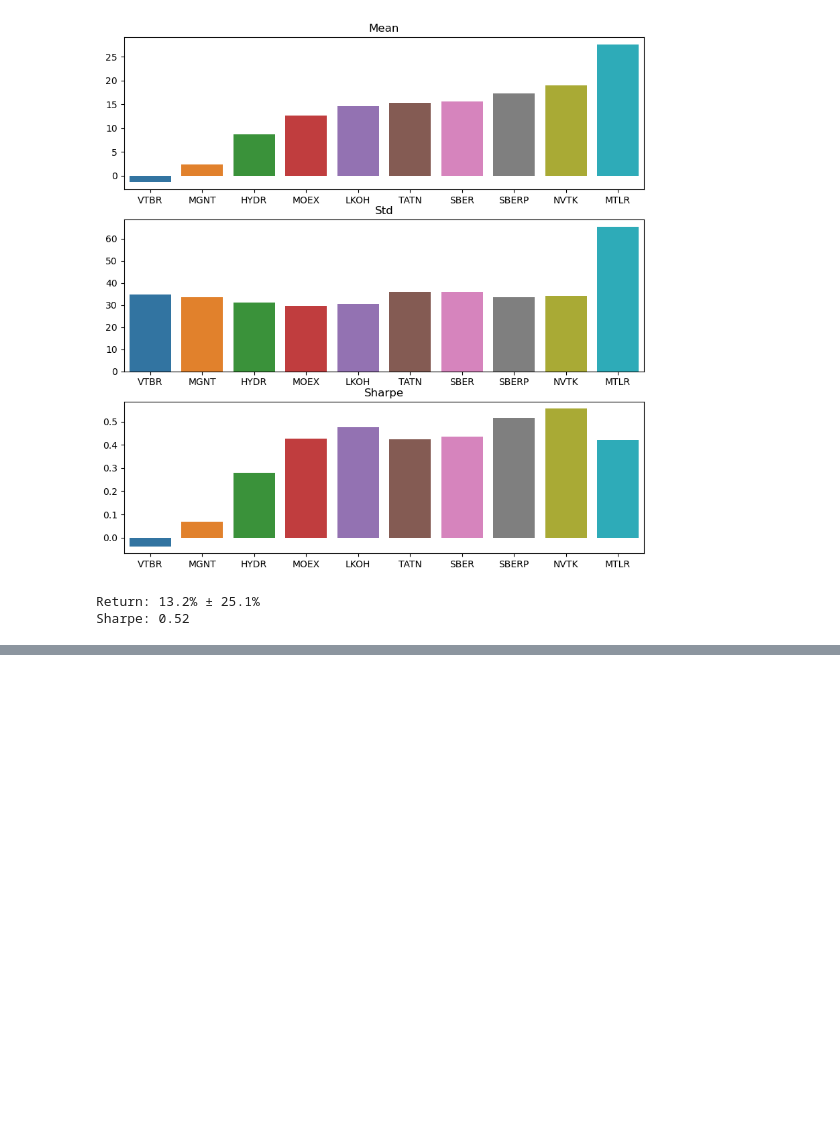
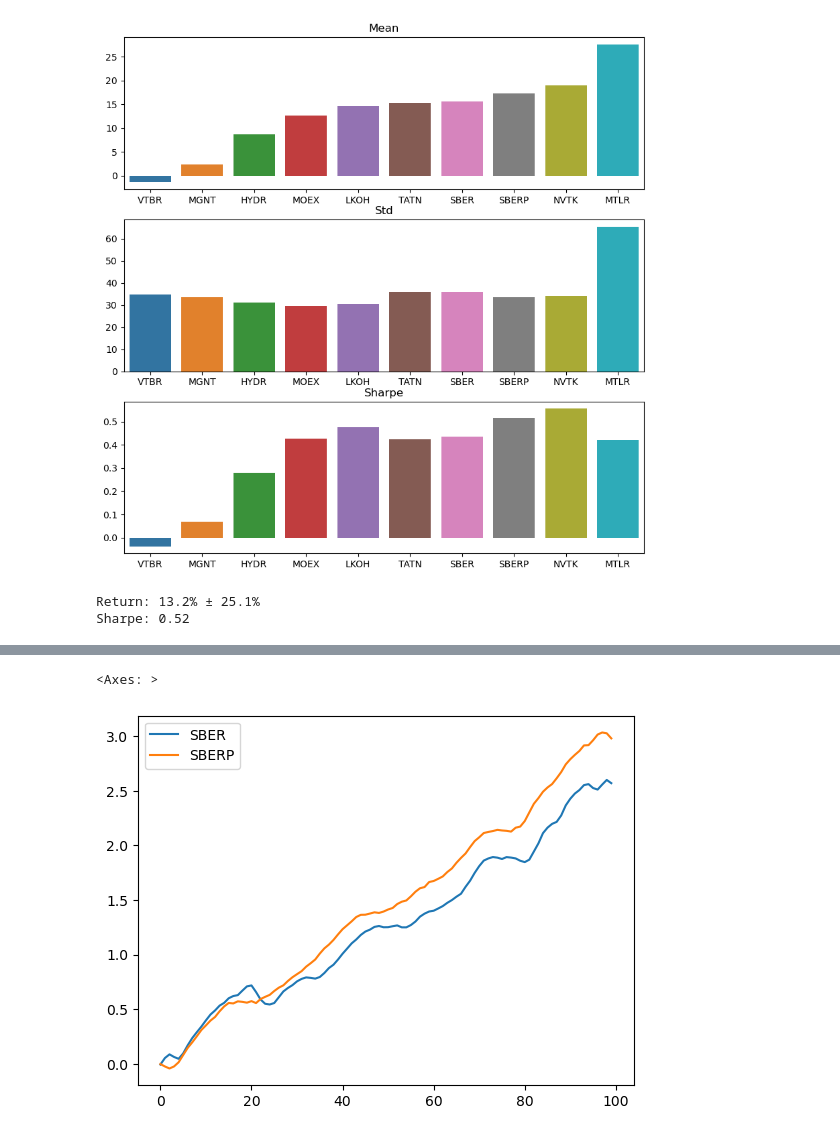
Before and after one commit to GudkovNikolay/Interactive_dashboard_ECML_2025, a Jupyter notebook: main.ipynb, the cells around one changed output, grey strips where cells are left out. Drawn from its saved outputs; the diff is of its cells as text; code cells hidden in the pictures; blank space fills up the shorter version.

```diff
--- a/main.ipynb
+++ b/main.ipynb
@@ -49,0 +364,5 @@ Sharpe: 0.52
+# %%
+df_returns_fake.cumsum().plot()
+# %% [output]
+<Axes: >
+[figure, added]
```
Also changed, not shown: parts of 13 cells of this notebook.
